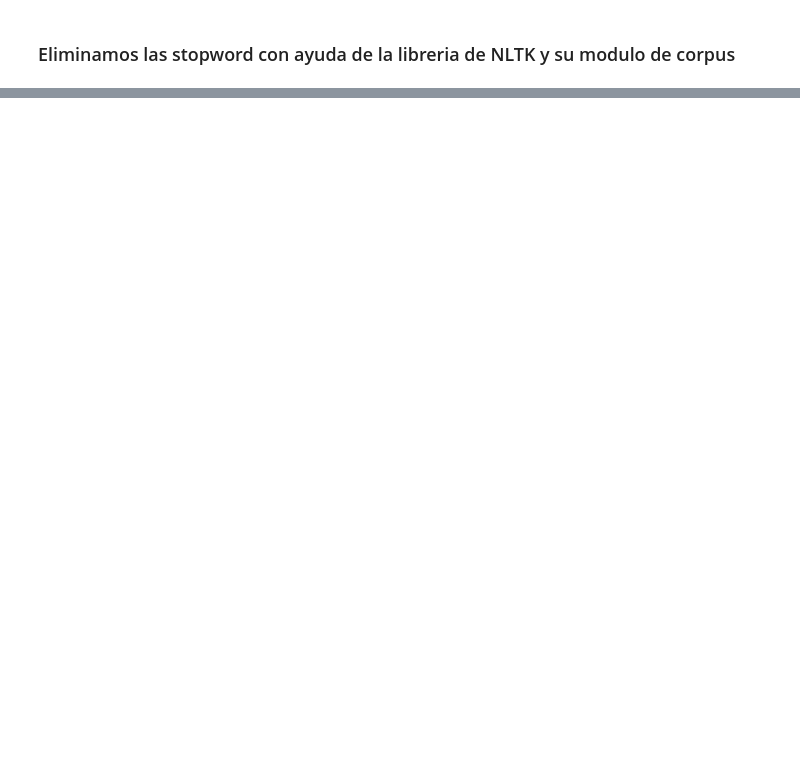
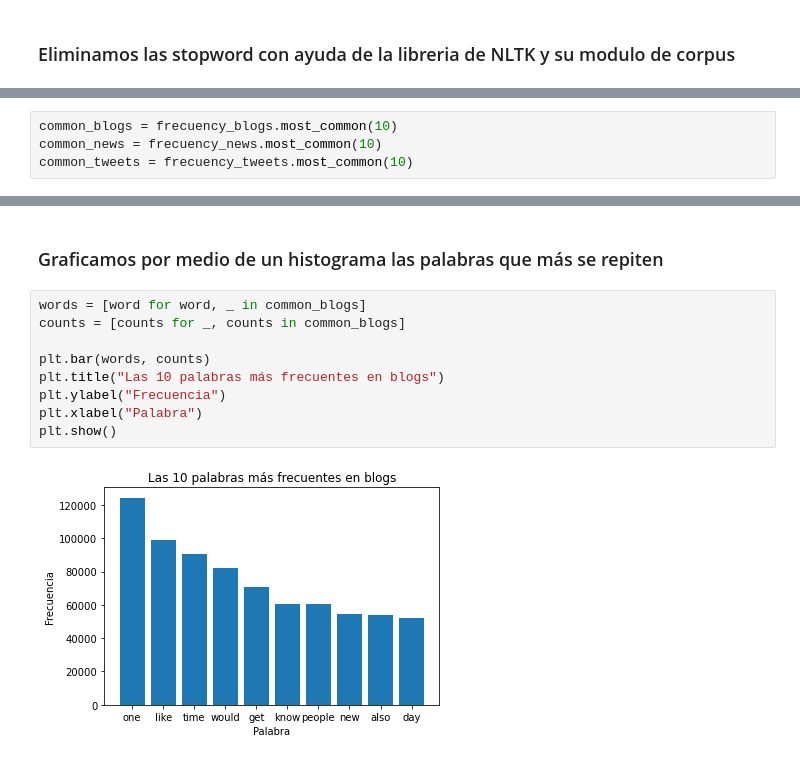
Before and after one commit to UVG-Teams/Text-Mining, a Jupyter notebook: main.ipynb, the cells around one changed output, grey strips where cells are left out. Saved outputs shown, nothing was run; the diff lists cells and outputs as text; blank space fills up the shorter version.

```diff
--- a/main.ipynb
+++ b/main.ipynb
@@ -75,0 +152,4 @@ tweets = [word for word in tweets if not word in stopwords.words()]
+# %%
+common_blogs = frecuency_blogs.most_common(10)
+common_news = frecuency_news.most_common(10)
+common_tweets = frecuency_tweets.most_common(10)
@@ -75,0 +189,13 @@ tweets = [word for word in tweets if not word in stopwords.words()]
+# %% [markdown]
+### Graficamos por medio de un histograma las palabras que más se repiten
+# %%
+words = [word for word, _ in common_blogs]
+counts = [counts for _, counts in common_blogs]
+
+plt.bar(words, counts)
+plt.title("Las 10 palabras más frecuentes en blogs")
+plt.ylabel("Frecuencia")
+plt.xlabel("Palabra")
+plt.show()
+# %% [output]
+[figure, added]
```
Also changed, not shown: parts of 27 cells of this notebook.
